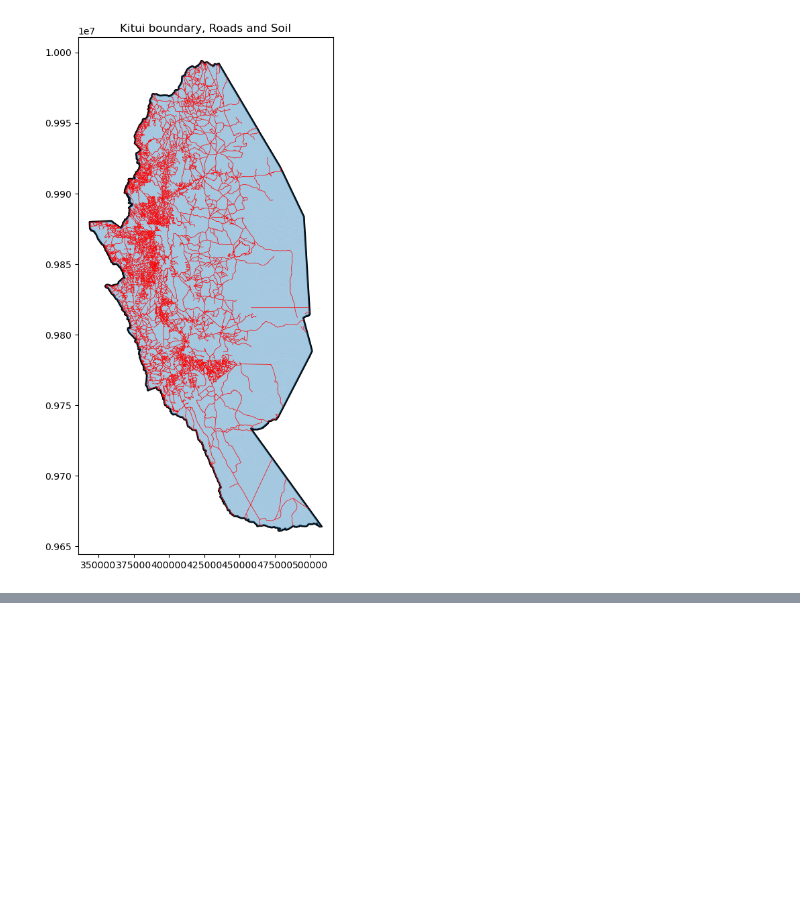
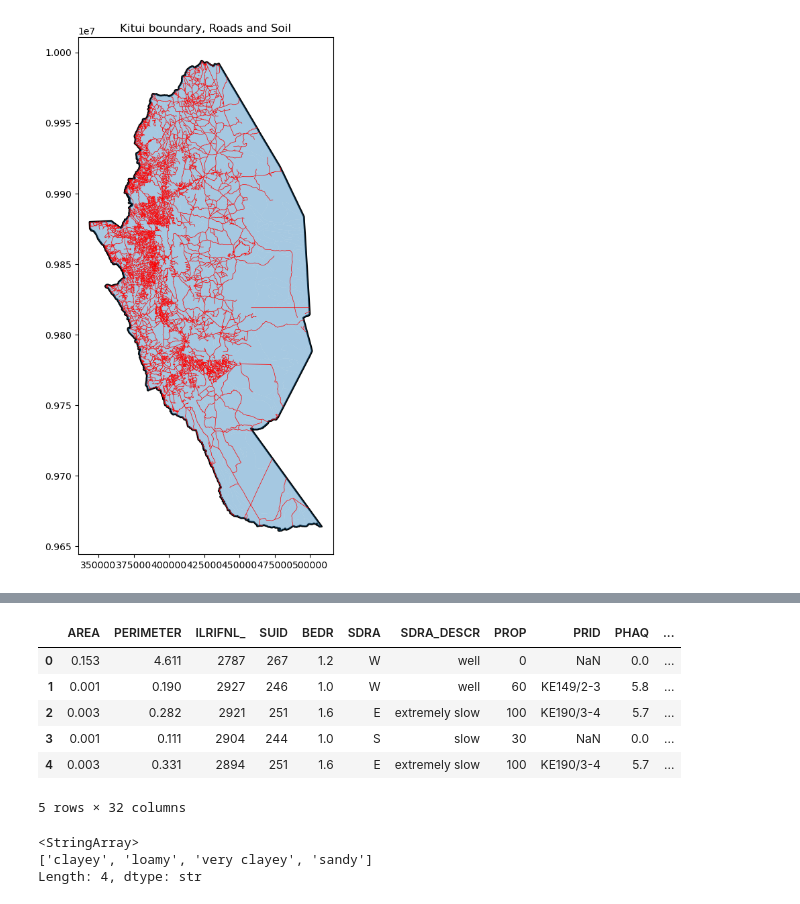
Before and after one commit to CAMSIR/Kitui--RWH-python-postgis, a Jupyter notebook: notebooks/01_vector_data_exploration.ipynb, the cells around one changed output, grey strips where cells are left out. Drawn from its saved outputs; the diff is of its cells as text; code cells hidden in the pictures; blank space fills up the shorter version.

```diff
--- a/notebooks/01_vector_data_exploration.ipynb
+++ b/notebooks/01_vector_data_exploration.ipynb
@@ -333,0 +346,10 @@ plt.show()
+# %%
+# Load processed soil type shapefile
+soil_path = processed / "kitui_soil.shp"
+
+soil = gpd.read_file(soil_path)
+
+print("Soil CRS:", soil.crs)
+print("Soil shape:", soil.shape)
+print("Soil columns:")
+print(soil.columns)
@@ -333,0 +366,17 @@ plt.show()
+# %%
+# Check first few records
+soil.head()
+# %% [output]
+|  | AREA | PERIMETER | ILRIFNL_ | SUID | BEDR | SDRA | SDRA_DESCR | PROP | PRID | PHAQ | ... |
+| 0 | 0.153 | 4.611 | 2787 | 267 | 1.2 | W | well | 0 | NaN | 0.0 | ... |
+| 1 | 0.001 | 0.190 | 2927 | 246 | 1.0 | W | well | 60 | KE149/2-3 | 5.8 | ... |
+| 2 | 0.003 | 0.282 | 2921 | 251 | 1.6 | E | extremely slow | 100 | KE190/3-4 | 5.7 | ... |
+| 3 | 0.001 | 0.111 | 2904 | 244 | 1.0 | S | slow | 30 | NaN | 0.0 | ... |
+| 4 | 0.003 | 0.331 | 2894 | 251 | 1.6 | E | extremely slow | 100 | KE190/3-4 | 5.7 | ... |
+5 rows × 32 columns
+# %%
+soil["TEXT_DESCR"].unique()
+# %% [output]
+<StringArray>
+['clayey', 'loamy', 'very clayey', 'sandy']
+Length: 4, dtype: str
```
Also changed, not shown: parts of 29 cells of this notebook, 2 other files.
